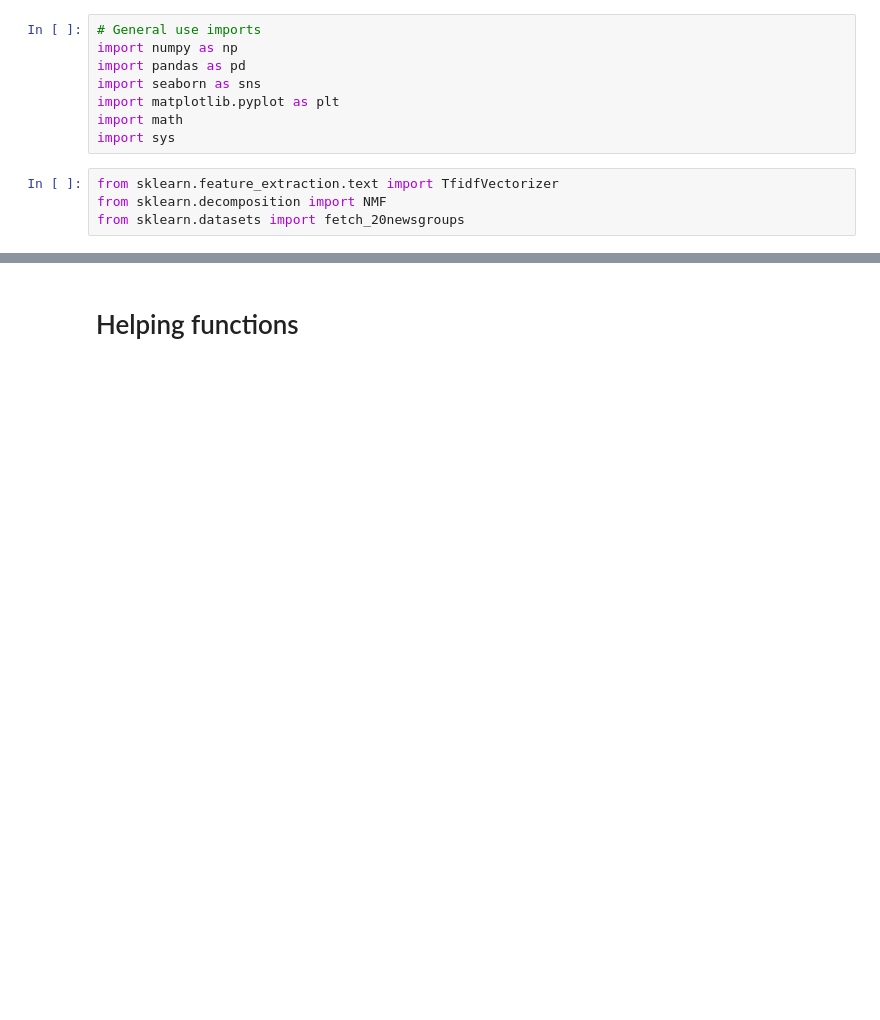
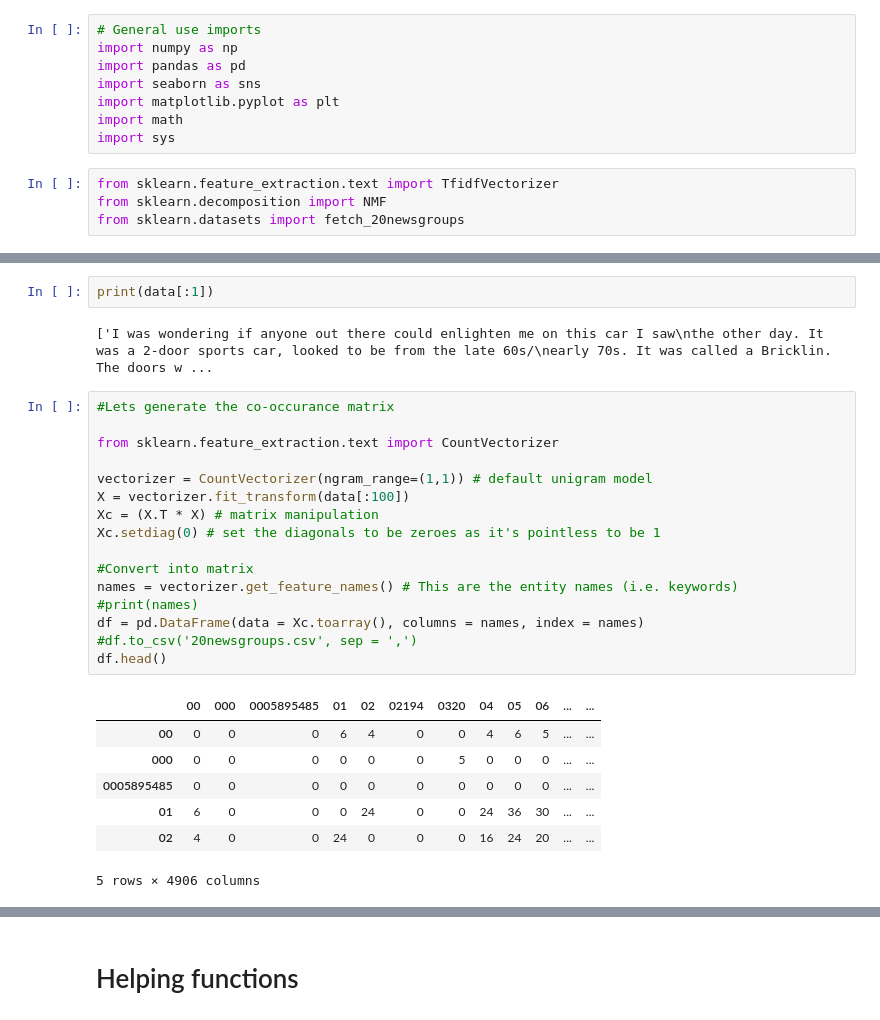
Before and after one commit to marcelcastrobr/notebooks, a Jupyter notebook: _notebooks/2021-09-16-NMF.ipynb, the cells around one changed output, grey strips where cells are left out. Saved outputs shown, nothing was run; the diff lists cells and outputs as text; blank space fills up the shorter version.

```diff
--- a/_notebooks/2021-09-16-NMF.ipynb
+++ b/_notebooks/2021-09-16-NMF.ipynb
@@ -74,0 +83,28 @@ from sklearn.datasets import fetch_20newsgroups
+# %%
+print(data[:1])
+# %% [output]
+['I was wondering if anyone out there could enlighten me on this car I saw\nthe other day. It was a 2-door sports car, looked to be from the late 60s/\nearly 70s. It was called a Bricklin. The doors w ...
+# %%
+#Lets generate the co-occurance matrix
+
+from sklearn.feature_extraction.text import CountVectorizer
+
+vectorizer = CountVectorizer(ngram_range=(1,1)) # default unigram model
+X = vectorizer.fit_transform(data[:100])
+Xc = (X.T * X) # matrix manipulation
+Xc.setdiag(0) # set the diagonals to be zeroes as it's pointless to be 1
+
+#Convert into matrix
+names = vectorizer.get_feature_names() # This are the entity names (i.e. keywords)
+#print(names)
+df = pd.DataFrame(data = Xc.toarray(), columns = names, index = names)
+#df.to_csv('20newsgroups.csv', sep = ',')
+df.head()
+# %% [output]
+|  | 00 | 000 | 0005895485 | 01 | 02 | 02194 | 0320 | 04 | 05 | 06 | ... | ... |
+| 00 | 0 | 0 | 0 | 6 | 4 | 0 | 0 | 4 | 6 | 5 | ... | ... |
+| 000 | 0 | 0 | 0 | 0 | 0 | 0 | 5 | 0 | 0 | 0 | ... | ... |
+| 0005895485 | 0 | 0 | 0 | 0 | 0 | 0 | 0 | 0 | 0 | 0 | ... | ... |
+| 01 | 6 | 0 | 0 | 0 | 24 | 0 | 0 | 24 | 36 | 30 | ... | ... |
+| 02 | 4 | 0 | 0 | 24 | 0 | 0 | 0 | 16 | 24 | 20 | ... | ... |
+5 rows × 4906 columns
```
Also changed, not shown: parts of 10 cells of this notebook, 3 other files.
